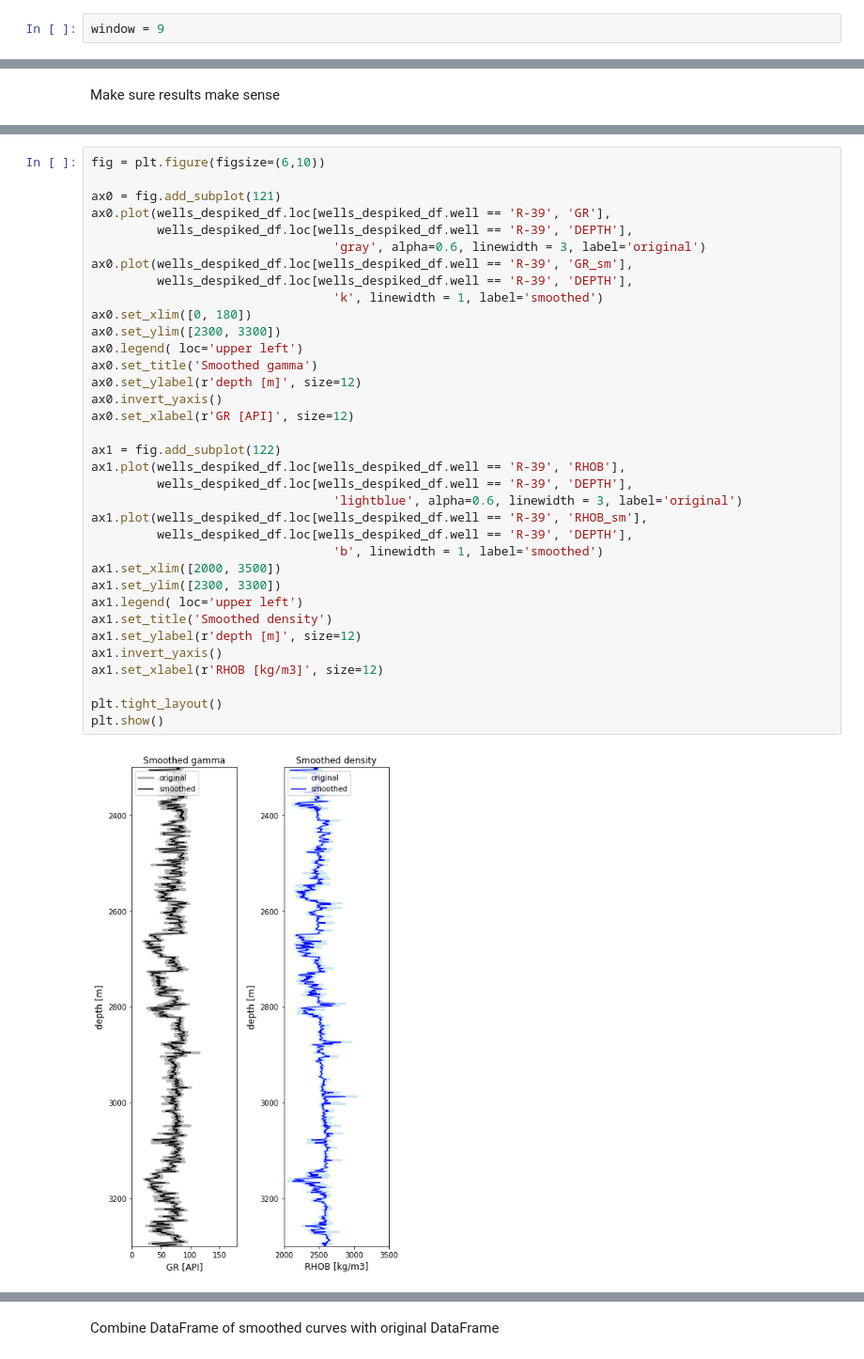
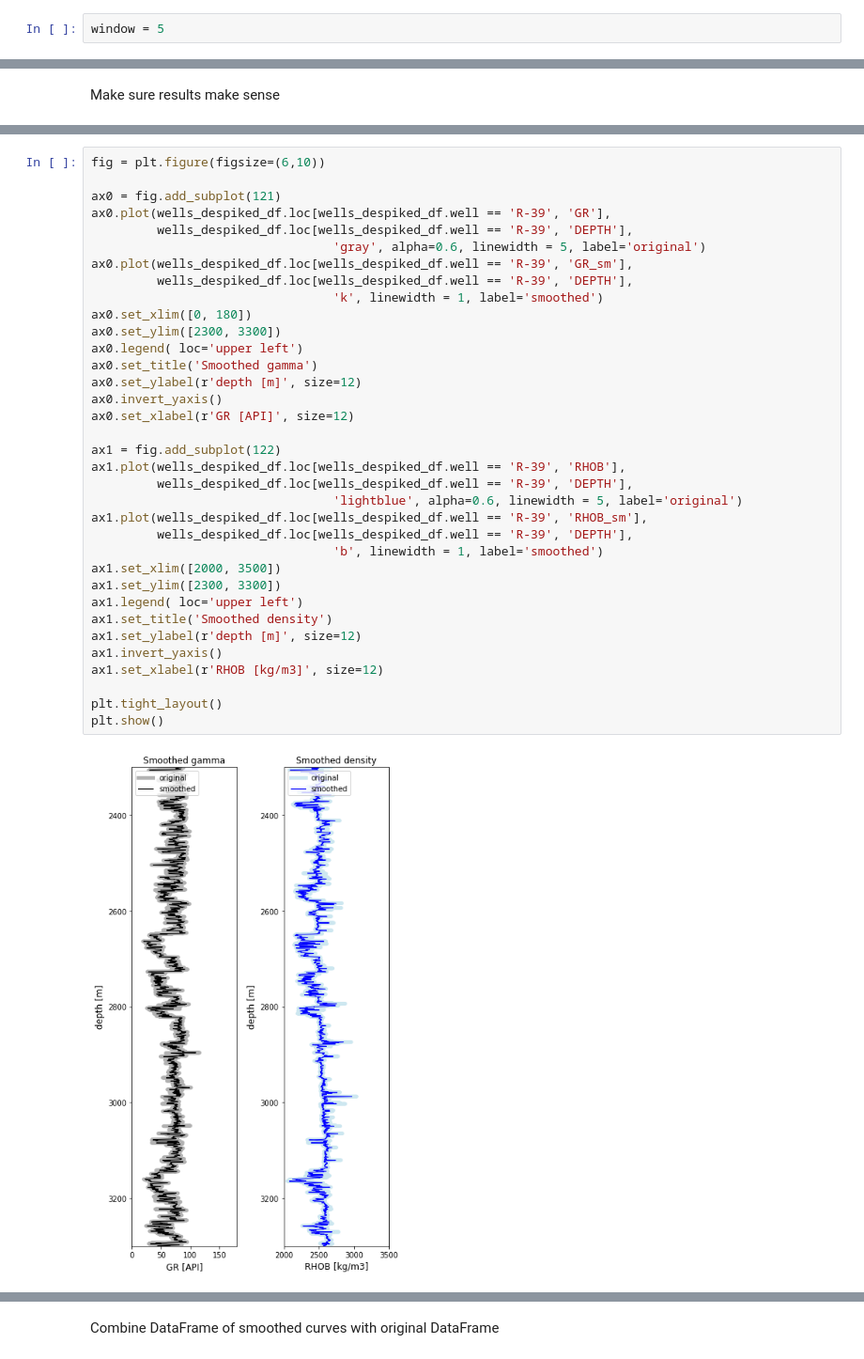
Before and after one commit to agilescientific/in-bruges, a Jupyter notebook: notebooks/Average_curves_from_dataframe.ipynb, the cells around one changed output, grey strips where cells are left out. Shown at 94% size. Saved outputs shown, nothing was run; the diff lists cells and outputs as text.

```diff
--- a/notebooks/Average_curves_from_dataframe.ipynb
+++ b/notebooks/Average_curves_from_dataframe.ipynb
@@ -170,7 +170,7 @@ wells.describe(include = 'all')
 # %%
 logs = ['GR', 'RHOB']
 # %%
-window = 9
+window = 5
 # %%
 wells_sm = pd.DataFrame()
 
@@ -240,34 +240,34 @@ fig = plt.figure(figsize=(6,10))
 ax0 = fig.add_subplot(121)
 ax0.plot(wells_despiked_df.loc[wells_despiked_df.well == 'R-39', 'GR'],
          wells_despiked_df.loc[wells_despiked_df.well == 'R-39', 'DEPTH'],
-                                 'gray', alpha=0.6, linewidth = 3, label='original')
+                                 'gray', alpha=0.6, linewidth = 5, label='original')
 ax0.plot(wells_despiked_df.loc[wells_despiked_df.well == 'R-39', 'GR_sm'],
          wells_despiked_df.loc[wells_despiked_df.well == 'R-39', 'DEPTH'],
                                  'k', linewidth = 1, label='smoothed')
 ax0.set_xlim([0, 180])
 ax0.set_ylim([2300, 3300])
 ax0.legend( loc='upper left')
 ax0.set_title('Smoothed gamma')
 ax0.set_ylabel(r'depth [m]', size=12)
 ax0.invert_yaxis()
 ax0.set_xlabel(r'GR [API]', size=12)
 
 ax1 = fig.add_subplot(122)
 ax1.plot(wells_despiked_df.loc[wells_despiked_df.well == 'R-39', 'RHOB'],
          wells_despiked_df.loc[wells_despiked_df.well == 'R-39', 'DEPTH'],
-                                 'lightblue', alpha=0.6, linewidth = 3, label='original')
+                                 'lightblue', alpha=0.6, linewidth = 5, label='original')
 ax1.plot(wells_despiked_df.loc[wells_despiked_df.well == 'R-39', 'RHOB_sm'],
          wells_despiked_df.loc[wells_despiked_df.well == 'R-39', 'DEPTH'],
                                  'b', linewidth = 1, label='smoothed')
 ax1.set_xlim([2000, 3500])
 ax1.set_ylim([2300, 3300])
 ax1.legend( loc='upper left')
 ax1.set_title('Smoothed density')
 ax1.set_ylabel(r'depth [m]', size=12)
 ax1.invert_yaxis()
 ax1.set_xlabel(r'RHOB [kg/m3]', size=12)
 
 plt.tight_layout()
 plt.show()
 # %% [output]
-[figure, old version]
+[figure, new version]
```
Also changed, not shown: parts of 12 cells of this notebook.
